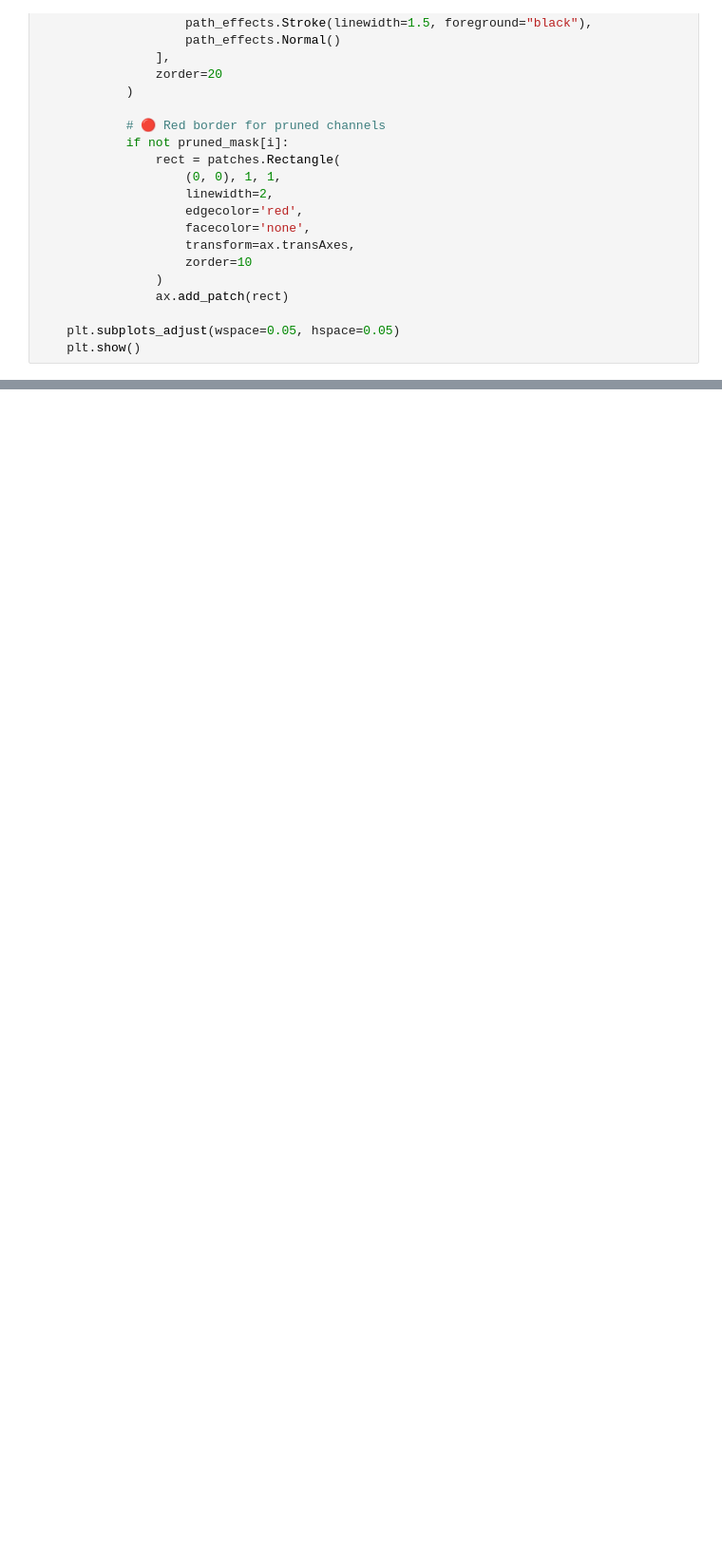
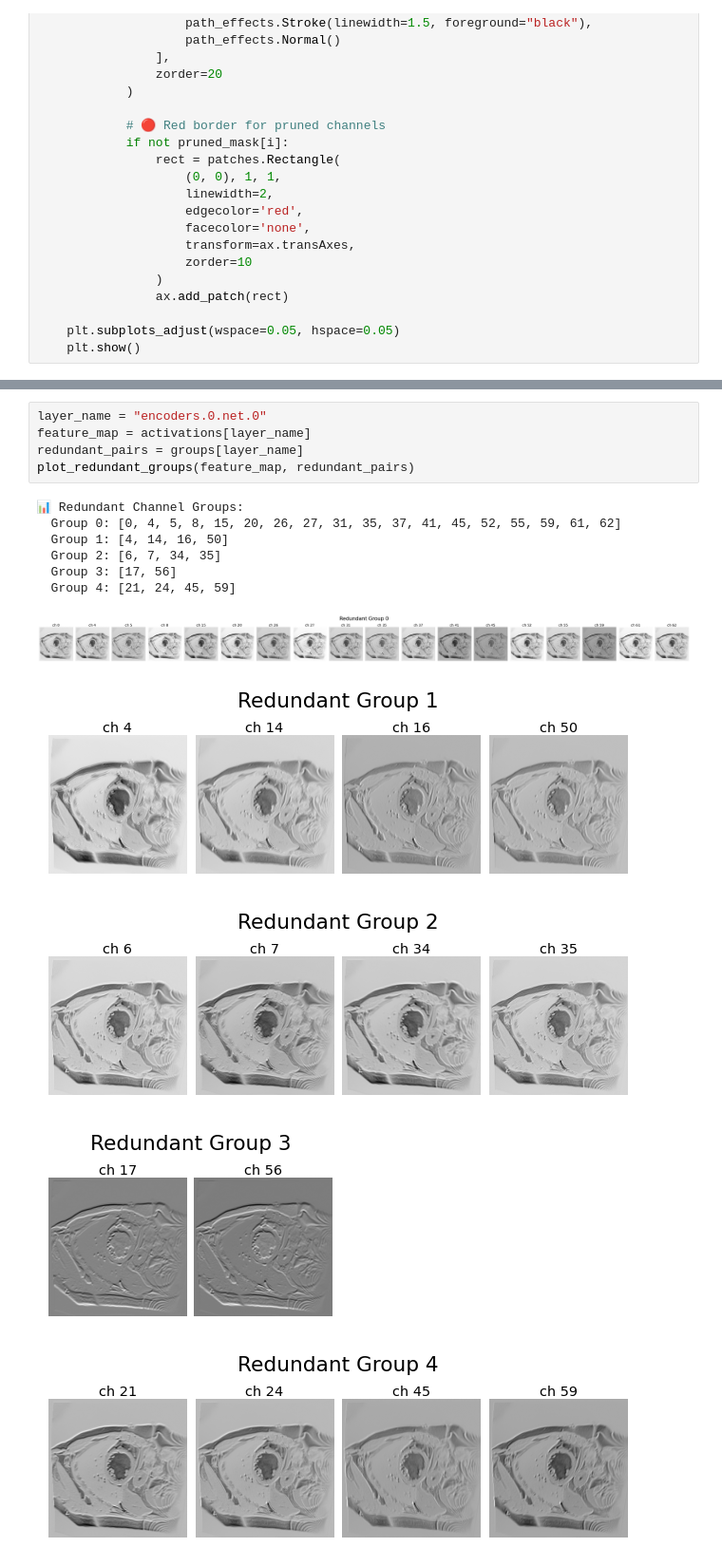
Before and after one commit to TijmenToxopeus/basic_UNet, a Jupyter notebook: src/pruning/visualize_pruning.ipynb, the cells around one changed output, grey strips where cells are left out. Shown at 95% size. Drawn from its saved outputs; the diff is of its cells as text; blank space fills up the shorter version.

```diff
--- a/src/pruning/visualize_pruning.ipynb
+++ b/src/pruning/visualize_pruning.ipynb
@@ -430,3 +505,20 @@ masks, activations = get_redundancy_pruning_masks(
 
 🎉 Completed redundancy pruning for ONE layer.
+# %%
+layer_name = "encoders.0.net.0"
+feature_map = activations[layer_name]
+redundant_pairs = groups[layer_name]
+plot_redundant_groups(feature_map, redundant_pairs)
+# %% [output]
+📊 Redundant Channel Groups:
+  Group 0: [0, 4, 5, 8, 15, 20, 26, 27, 31, 35, 37, 41, 45, 52, 55, 59, 61, 62]
+  Group 1: [4, 14, 16, 50]
+  Group 2: [6, 7, 34, 35]
+  Group 3: [17, 56]
+  Group 4: [21, 24, 45, 59]
+[figure, added]
+[figure, added]
+[figure, added]
+[figure, added]
+[figure, added]
 # %%
```
Also changed, not shown: parts of 10 cells of this notebook, 7 other files.
